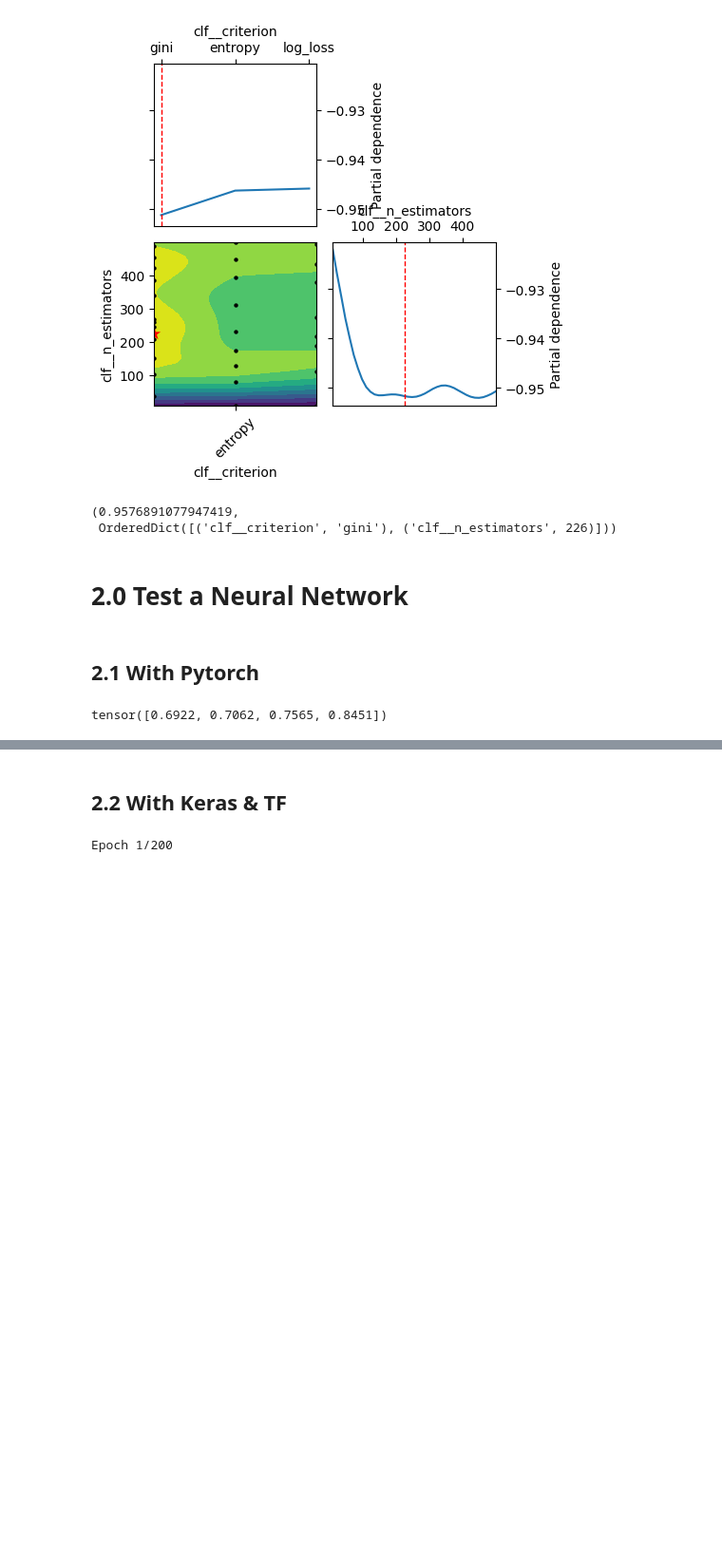
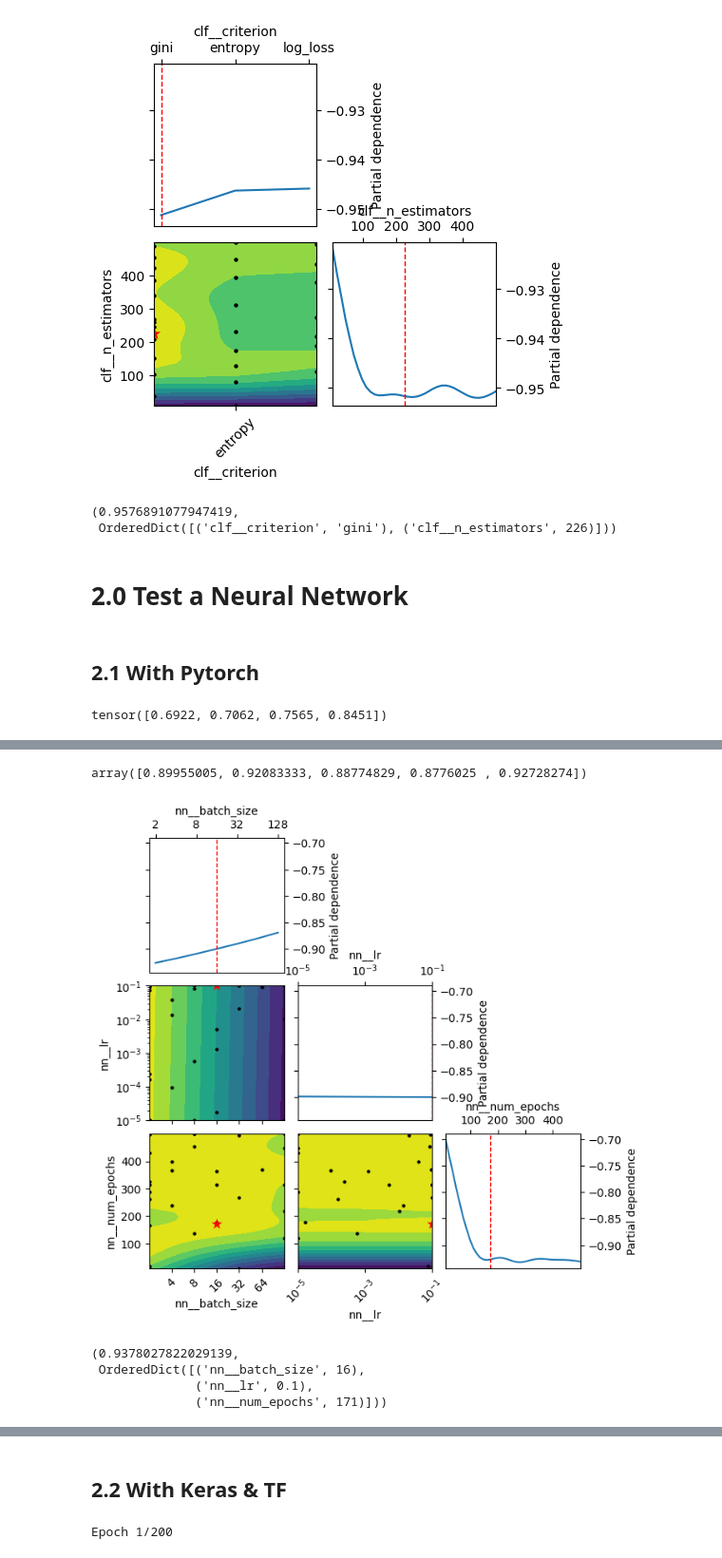
Before and after one commit to mariscoglio/bio482_cell_classifier, a Jupyter notebook: model_eval.ipynb, the cells around one changed output, grey strips where cells are left out. Shown at 95% size. Saved outputs shown, nothing was run; the diff lists cells and outputs as text; code cells hidden in the pictures; blank space fills up the shorter version.

```diff
--- a/model_eval.ipynb
+++ b/model_eval.ipynb
@@ -305 +407,42 @@ tensor([0.6922, 0.7062, 0.7565, 0.8451])
+# %%
+from sklearn.model_selection import cross_val_score
+
+pt_nn_pipe = deepcopy(preprocessing_pipe)
+pt_nn_pipe.steps.append(("nn", nn_model))
+
+cross_val_score(
+    pt_nn_pipe,
+    X=raw_predictors_free_whisking.drop("cell_type", axis=1),
+    y=pd.Series(label_encoder.fit_transform(raw_predictors_free_whisking["cell_type"])),
+    cv=StratifiedKFold(n_splits=5, shuffle=True, random_state=0),
+    scoring="f1_weighted",
+)
+# %% [output]
+array([0.89955005, 0.92083333, 0.88774829, 0.8776025 , 0.92728274])
+# %%
+opt = BayesSearchCV(
+    pt_nn_pipe,
+    search_spaces = {
+        "nn__num_epochs": Integer(10, 500),
+        "nn__batch_size": Categorical([2, 4, 8, 16, 32, 64, 128]),
+        "nn__lr" : Real(1e-5, 1e-1, "log-uniform")
+    },
+    n_iter=30,
+    cv=StratifiedKFold(n_splits=5, shuffle=True, random_state=0),
+    random_state=0,
+    scoring="f1_weighted",
+)
+opt.fit(
+    X = raw_predictors_free_whisking.drop("cell_type", axis=1),
+    y = pd.Series(label_encoder.fit_transform(raw_predictors_free_whisking["cell_type"]))
+)
+plot_objective(opt.optimizer_results_[0])
+plt.show()
+opt.best_score_, opt.best_params_
+# %% [output]
+[figure, added]
+(0.9378027822029139,
+ OrderedDict([('nn__batch_size', 16),
+              ('nn__lr', 0.1),
+              ('nn__num_epochs', 171)]))
 # %%
```
Also changed, not shown: parts of 20 cells of this notebook, 2 other files.
